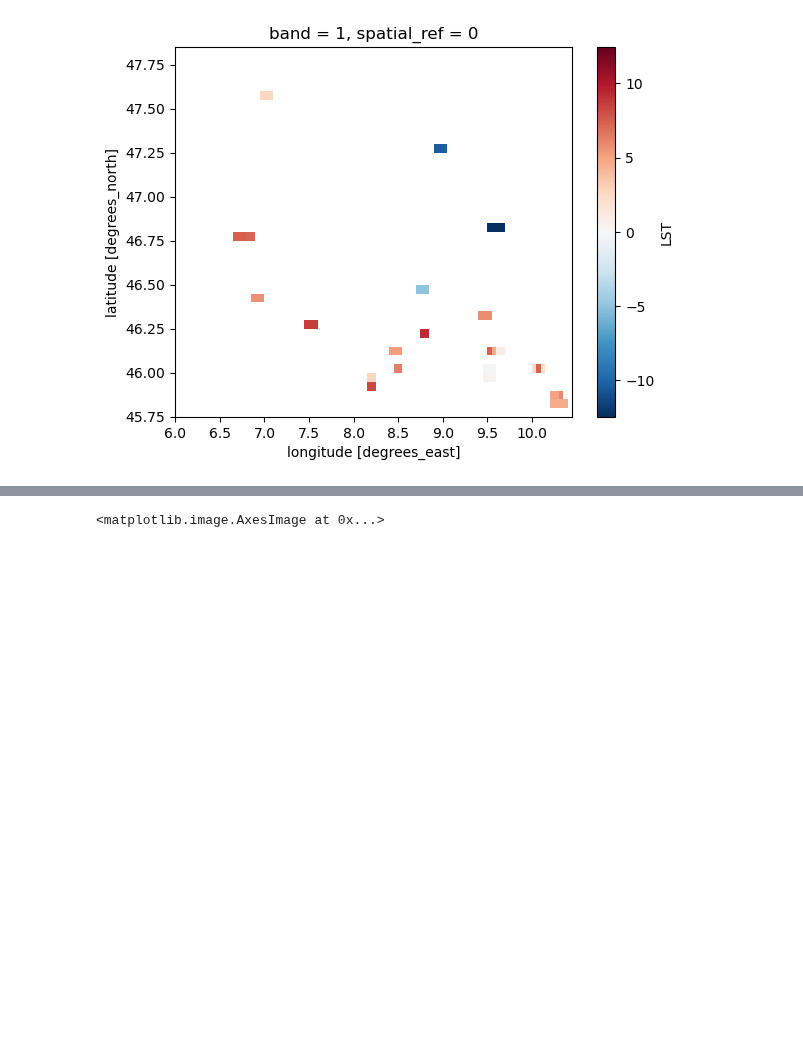
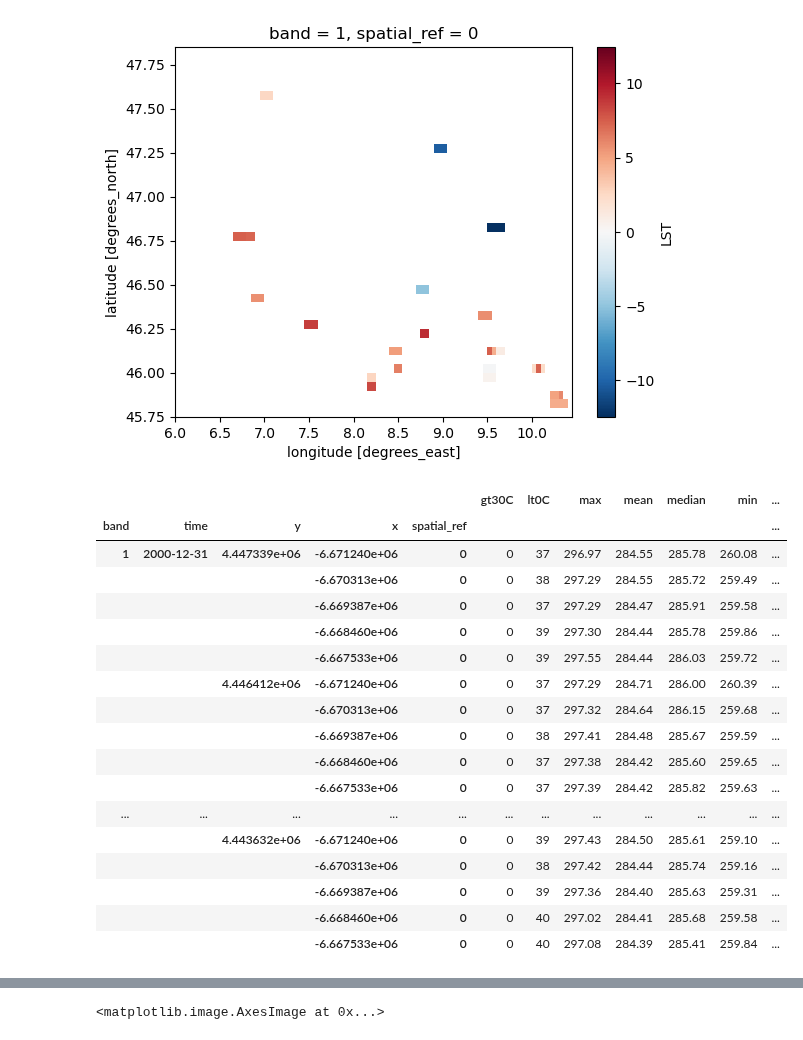
Before and after one commit to felixschulz385/growth-and-temperature, a Jupyter notebook: gnt/experiments/grid.ipynb, the cells around one changed output, grey strips where cells are left out. Cells and saved outputs as stored; diff of their text form; code cells hidden in the pictures; blank space fills up the shorter version.

```diff
--- a/gnt/experiments/grid.ipynb
+++ b/gnt/experiments/grid.ipynb
@@ -1053,3 +1054,24 @@ test = xr.open_zarr(
     "/scicore/home/meiera/schulz0022/projects/growth-and-temperature/data_nobackup/glass/LST/MODIS/Daily/1KM/processed/stage_1/2000/h12v05.zarr",
     chunks = None,
     decode_coords="all")
+# %%
+test.head().to_dataframe().set_index("spatial_ref", append = True)#"latitude", "longitude"
+# %% [output]
+|  |  |  |  |  | gt30C | lt0C | max | mean | median | min | ... |
+| band | time | y | x | spatial_ref |  |  |  |  |  |  | ... |
+| 1 | 2000-12-31 | 4.447339e+06 | -6.671240e+06 | 0 | 0 | 37 | 296.97 | 284.55 | 285.78 | 260.08 | ... |
+|  |  |  | -6.670313e+06 | 0 | 0 | 38 | 297.29 | 284.55 | 285.72 | 259.49 | ... |
+|  |  |  | -6.669387e+06 | 0 | 0 | 37 | 297.29 | 284.47 | 285.91 | 259.58 | ... |
+|  |  |  | -6.668460e+06 | 0 | 0 | 39 | 297.30 | 284.44 | 285.78 | 259.86 | ... |
+|  |  |  | -6.667533e+06 | 0 | 0 | 39 | 297.55 | 284.44 | 286.03 | 259.72 | ... |
+|  |  | 4.446412e+06 | -6.671240e+06 | 0 | 0 | 37 | 297.29 | 284.71 | 286.00 | 260.39 | ... |
+|  |  |  | -6.670313e+06 | 0 | 0 | 37 | 297.32 | 284.64 | 286.15 | 259.68 | ... |
+|  |  |  | -6.669387e+06 | 0 | 0 | 38 | 297.41 | 284.48 | 285.67 | 259.59 | ... |
+|  |  |  | -6.668460e+06 | 0 | 0 | 37 | 297.38 | 284.42 | 285.60 | 259.65 | ... |
+|  |  |  | -6.667533e+06 | 0 | 0 | 37 | 297.39 | 284.42 | 285.82 | 259.63 | ... |
+| ... | ... | ... | ... | ... | ... | ... | ... | ... | ... | ... | ... |
+|  |  | 4.443632e+06 | -6.671240e+06 | 0 | 0 | 39 | 297.43 | 284.50 | 285.61 | 259.10 | ... |
+|  |  |  | -6.670313e+06 | 0 | 0 | 38 | 297.42 | 284.44 | 285.74 | 259.16 | ... |
+|  |  |  | -6.669387e+06 | 0 | 0 | 39 | 297.36 | 284.40 | 285.63 | 259.31 | ... |
+|  |  |  | -6.668460e+06 | 0 | 0 | 40 | 297.02 | 284.41 | 285.68 | 259.58 | ... |
+|  |  |  | -6.667533e+06 | 0 | 0 | 40 | 297.08 | 284.39 | 285.41 | 259.84 | ... |
```
Also changed, not shown: parts of 23 cells of this notebook, 1 other file.
